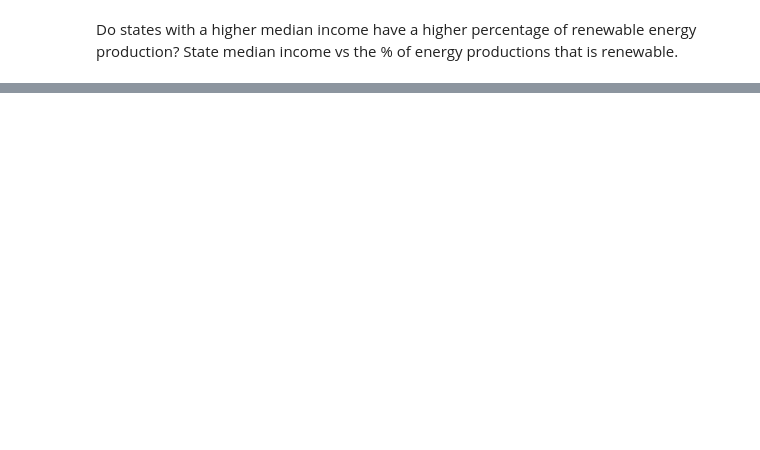
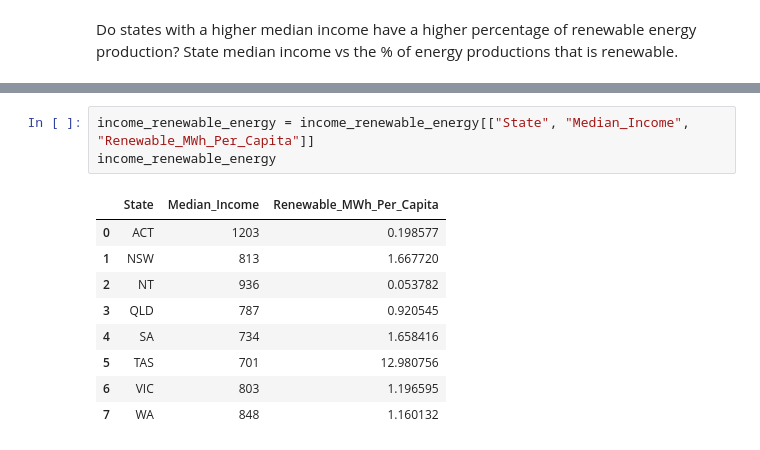
Before and after one commit to Carly-Jane/Drafting_Projects, a Jupyter notebook: working_custom_DFs.ipynb, the cells around one changed output, grey strips where cells are left out. Drawn from its saved outputs; the diff is of its cells as text; blank space fills up the shorter version.

```diff
--- a/working_custom_DFs.ipynb
+++ b/working_custom_DFs.ipynb
@@ -697,0 +779,13 @@ Do states with a higher median income have a higher percentage of renewable ener
+# %%
+income_renewable_energy = income_renewable_energy[["State", "Median_Income", "Renewable_MWh_Per_Capita"]]
+income_renewable_energy
+# %% [output]
+|  | State | Median_Income | Renewable_MWh_Per_Capita |
+| 0 | ACT | 1203 | 0.198577 |
+| 1 | NSW | 813 | 1.667720 |
+| 2 | NT | 936 | 0.053782 |
+| 3 | QLD | 787 | 0.920545 |
+| 4 | SA | 734 | 1.658416 |
+| 5 | TAS | 701 | 12.980756 |
+| 6 | VIC | 803 | 1.196595 |
+| 7 | WA | 848 | 1.160132 |
```
Also changed, not shown: parts of 10 cells of this notebook, 1 other file.
